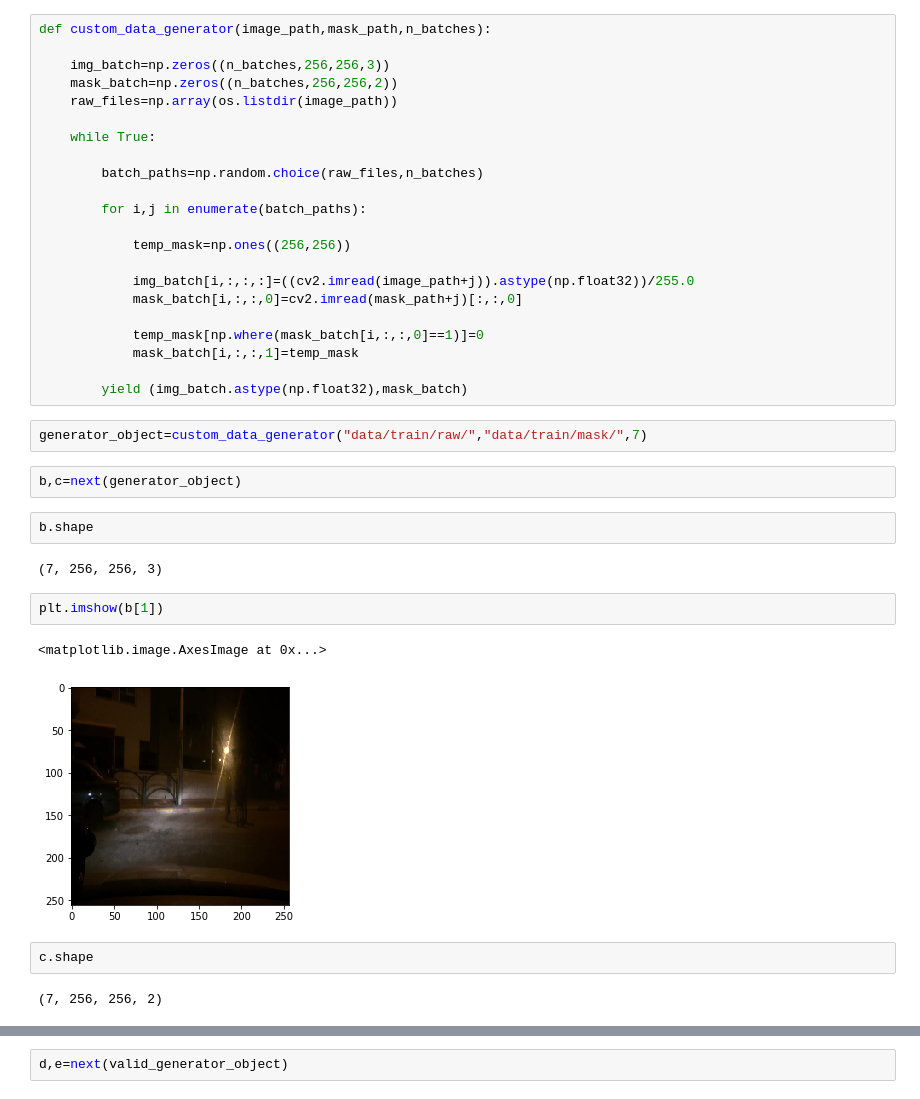
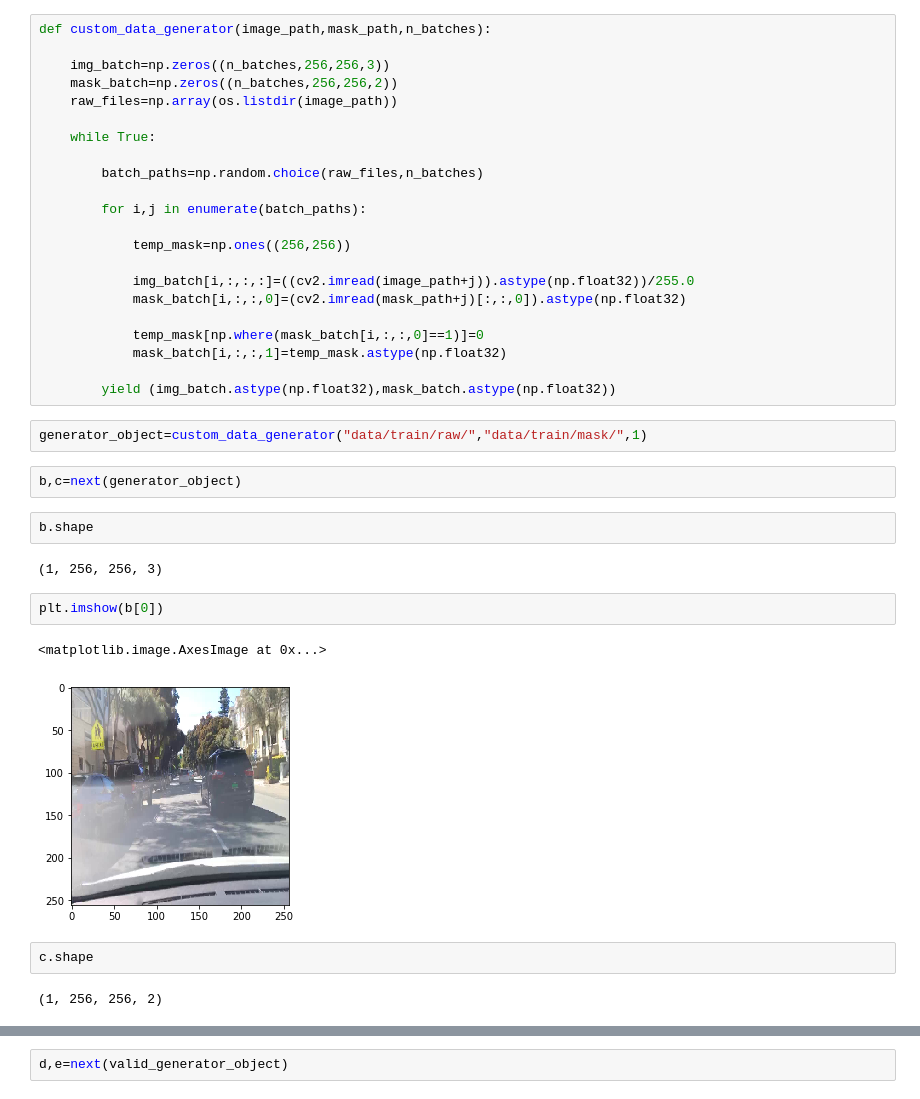
Before and after one commit to trived76/ECE1512-Homework3-LaneDetection, a Jupyter notebook: Lane_Detection.ipynb, the cells around one changed output, grey strips where cells are left out. Cells and saved outputs as stored; diff of their text form.

```diff
--- a/Lane_Detection.ipynb
+++ b/Lane_Detection.ipynb
@@ -528,26 +514,26 @@ def custom_data_generator(image_path,mask_path,n_batches):
             temp_mask=np.ones((256,256))
 
             img_batch[i,:,:,:]=((cv2.imread(image_path+j)).astype(np.float32))/255.0
-            mask_batch[i,:,:,0]=cv2.imread(mask_path+j)[:,:,0]
+            mask_batch[i,:,:,0]=(cv2.imread(mask_path+j)[:,:,0]).astype(np.float32)
 
             temp_mask[np.where(mask_batch[i,:,:,0]==1)]=0
-            mask_batch[i,:,:,1]=temp_mask
+            mask_batch[i,:,:,1]=temp_mask.astype(np.float32)
 
-        yield (img_batch.astype(np.float32),mask_batch)
+        yield (img_batch.astype(np.float32),mask_batch.astype(np.float32))
 # %%
-generator_object=custom_data_generator("data/train/raw/","data/train/mask/",7)
+generator_object=custom_data_generator("data/train/raw/","data/train/mask/",1)
 # %%
 b,c=next(generator_object)
 # %%
 b.shape
 # %% [output]
-(7, 256, 256, 3)
+(1, 256, 256, 3)
 # %%
-plt.imshow(b[1])
+plt.imshow(b[0])
 # %% [output]
 <matplotlib.image.AxesImage at 0x...>
-[figure, old version]
+[figure, new version]
 # %%
 c.shape
 # %% [output]
-(7, 256, 256, 2)
+(1, 256, 256, 2)
```
Also changed, not shown: parts of 55 cells of this notebook.
